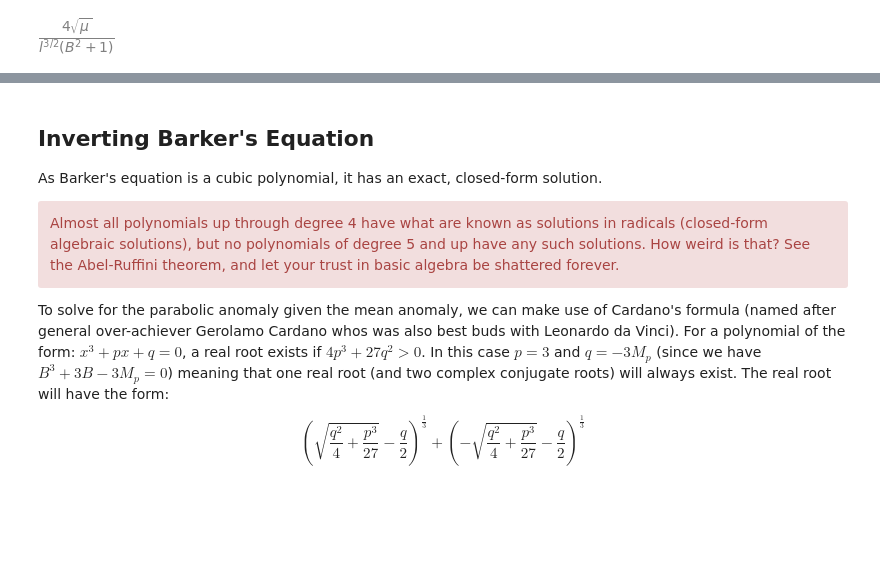
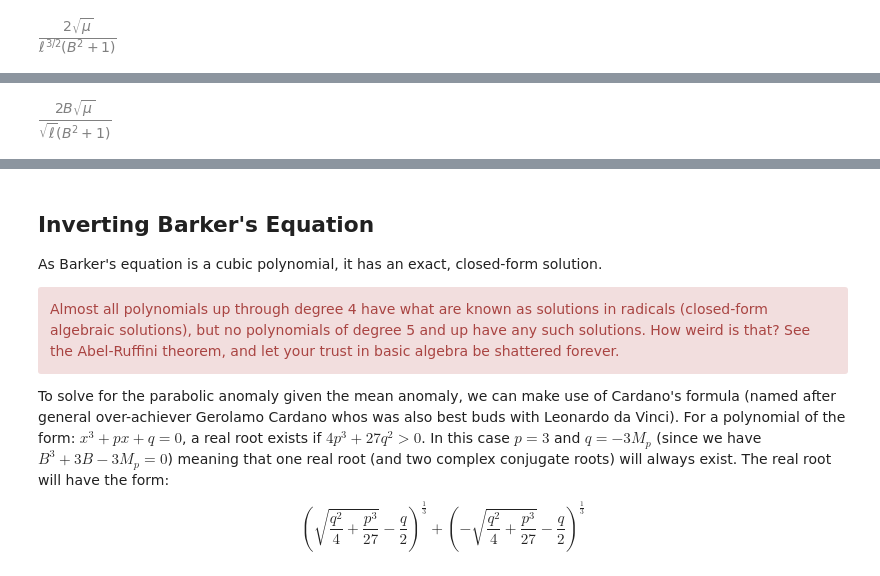
Before and after one commit to dsavransky/astrodynamicsbook, a Jupyter notebook: Notebooks/17-Open Orbit Propagation.ipynb, the cells around one changed output, grey strips where cells are left out. Drawn from its saved outputs; the diff is of its cells as text; code cells hidden in the pictures; blank space fills up the shorter version.

```diff
--- a/Notebooks/17-Open Orbit Propagation.ipynb
+++ b/Notebooks/17-Open Orbit Propagation.ipynb
@@ -105,13 +107,17 @@ While it is technically true that parabolic orbits can have true anomalies anywh
 
 For completeness sake, let's also find the time rate of change of $B$:
 # %%
-B,Bd,nu,nud,t = symbols("B, Bdot,nu,nudot,t", real=True)
-h,r,l,mu = symbols("h,r,l,mu", real=True, positive=True)
-diffmap={B:Bd,nu:nud}
-# This is the differential of lB/r - sin(nu)
-exp1 = difftotal(B/(1+B**2),t,diffmap) - difftotal(sin(nu),t,diffmap)
-Bdexp = sympy.solve(simplify(exp1.subs(nud,h/r**2).subs(cos(nu),l/r - 1).subs(r, l/2*(1+ B**2)).subs(h,sqrt(mu*l))),Bd)
-Bdexp[0]
+B,Bd,nu,nud,t = symbols("B,Bdot,nu,nudot,t", real=True)
+h,r,l,mu = symbols("h,r,ell,mu", real=True, positive=True)
+diffmap={nu:nud,B:Bd}
+Bexp = tan(nu/2) # definition of B
+rexp = l/2*(1 + B**2)
+Bdexp = difftotal(Bexp,t,diffmap)
+# Substitute \dot{nu} = h/r**2 and h = \sqrt{\mu\ell}
+Bdexp = Bdexp.subs(nud,h/r**2).subs(h,sqrt(mu*l))
+# Substitute back for B and r
+Bdexp = simplify(Bdexp.subs(Bexp,B).subs(r, rexp))
+Bdexp
 # %% [output]
 [figure]
 # %% [markdown]
@@ -128,0 +128,5 @@ $$\mf v = \frac{\mu}{h}\left[ -\sin(\nu) \bhat{e} + (e + \cos(\nu)) \bhat{q}\rig
+# %%
+rdexp = simplify(difftotal(rexp,t,diffmap).subs(Bd,Bdexp))
+rdexp
+# %% [output]
+[figure, added]
```
Also changed, not shown: parts of 4 cells of this notebook, 4 other files.
